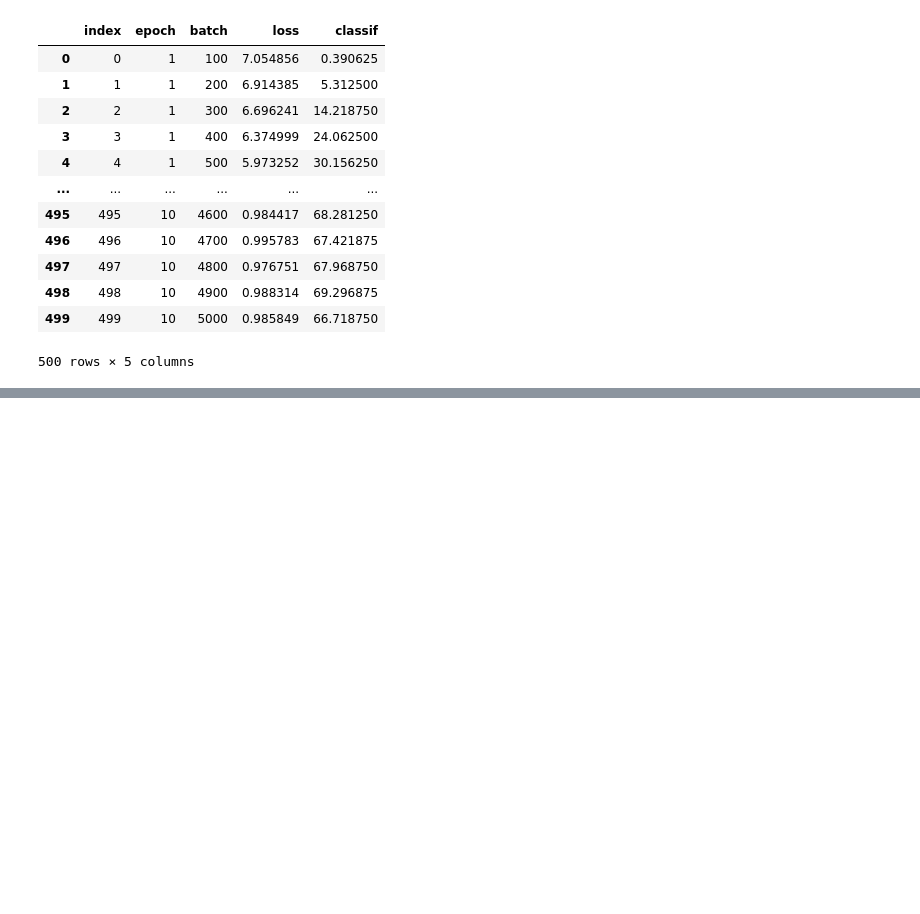
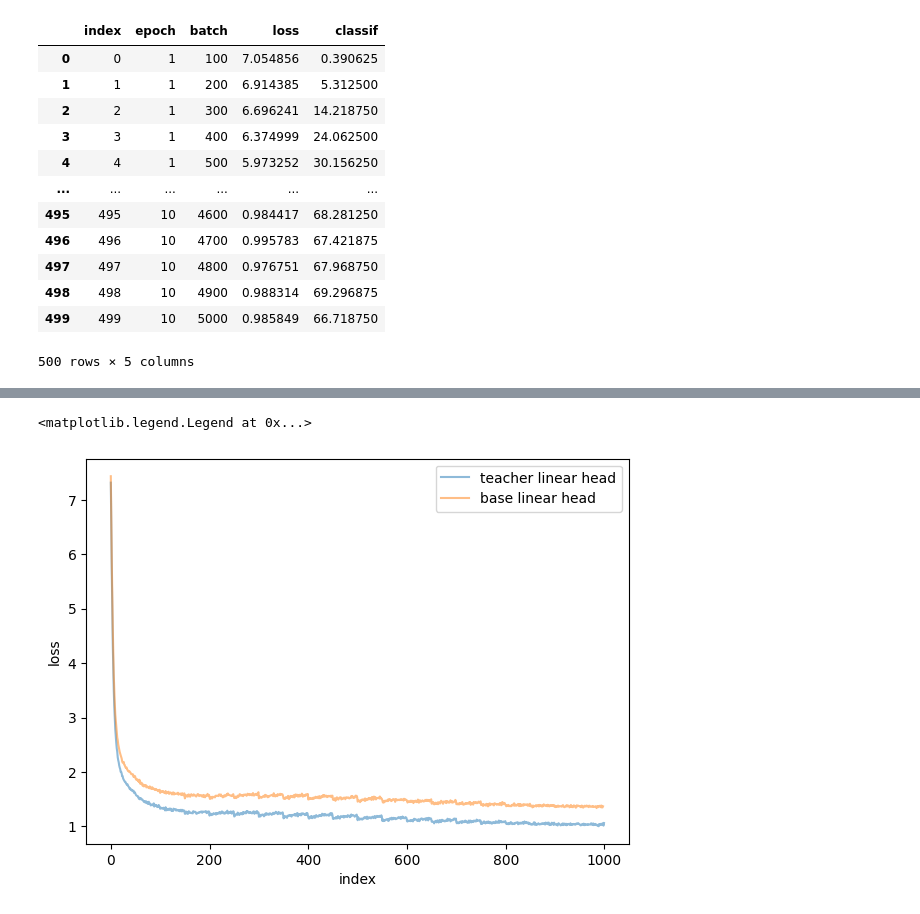
Before and after one commit to gdbmanu/S3C, a Jupyter notebook: notebooks/03_results_analysis.ipynb, the cells around one changed output, grey strips where cells are left out. Cells and saved outputs as stored; diff of their text form; code cells hidden in the pictures; blank space fills up the shorter version.

```diff
--- a/notebooks/03_results_analysis.ipynb
+++ b/notebooks/03_results_analysis.ipynb
@@ -171,0 +226,9 @@ plt.legend()
+# %%
+plt.figure(figsize=(7,5))
+sns.lineplot(teacher_linear_head_df, x='index', y='loss', label='teacher linear head', alpha = .5)
+sns.lineplot(base_linear_head_df, x='index', y='loss', label='base linear head', alpha = .5)
+
+plt.legend()
+# %% [output]
+<matplotlib.legend.Legend at 0x...>
+[figure, added]
```
Also changed, not shown: parts of 7 cells of this notebook, 3 other files.
